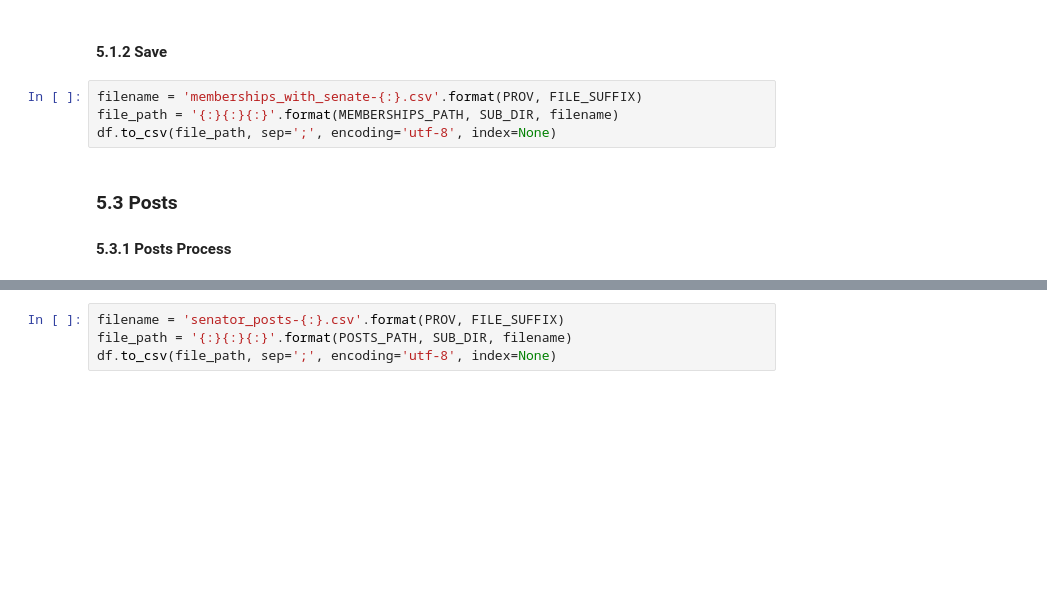
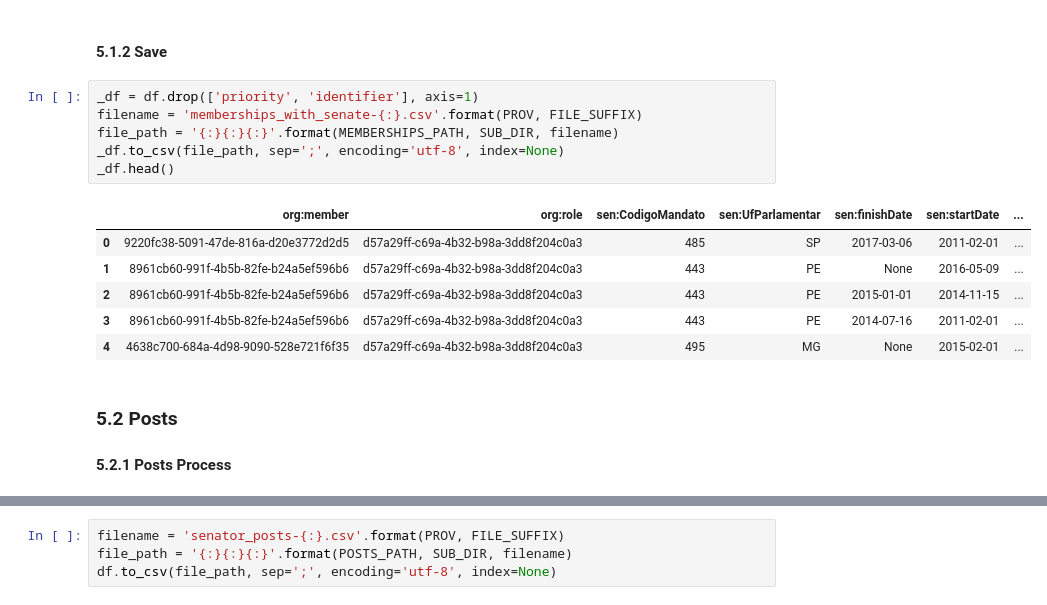
Before and after one commit to guilhermevarela/polare_scrapper, a Jupyter notebook: Senators.ipynb, the cells around one changed output, grey strips where cells are left out. Drawn from its saved outputs; the diff is of its cells as text; blank space fills up the shorter version.

```diff
--- a/Senators.ipynb
+++ b/Senators.ipynb
@@ -122,10 +145,19 @@ df.head()
 # %% [markdown]
  #### 5.1.2 Save
 # %%
+_df = df.drop(['priority', 'identifier'], axis=1)
 filename = 'memberships_with_senate-{:}.csv'.format(PROV, FILE_SUFFIX)
 file_path = '{:}{:}{:}'.format(MEMBERSHIPS_PATH, SUB_DIR, filename)
-df.to_csv(file_path, sep=';', encoding='utf-8', index=None)
+_df.to_csv(file_path, sep=';', encoding='utf-8', index=None)
+_df.head()
+# %% [output]
+|  | org:member | org:role | sen:CodigoMandato | sen:UfParlamentar | sen:finishDate | sen:startDate | ... |
+| 0 | 9220fc38-5091-47de-816a-d20e3772d2d5 | d57a29ff-c69a-4b32-b98a-3dd8f204c0a3 | 485 | SP | 2017-03-06 | 2011-02-01 | ... |
+| 1 | 8961cb60-991f-4b5b-82fe-b24a5ef596b6 | d57a29ff-c69a-4b32-b98a-3dd8f204c0a3 | 443 | PE | None | 2016-05-09 | ... |
+| 2 | 8961cb60-991f-4b5b-82fe-b24a5ef596b6 | d57a29ff-c69a-4b32-b98a-3dd8f204c0a3 | 443 | PE | 2015-01-01 | 2014-11-15 | ... |
+| 3 | 8961cb60-991f-4b5b-82fe-b24a5ef596b6 | d57a29ff-c69a-4b32-b98a-3dd8f204c0a3 | 443 | PE | 2014-07-16 | 2011-02-01 | ... |
+| 4 | 4638c700-684a-4d98-9090-528e721f6f35 | d57a29ff-c69a-4b32-b98a-3dd8f204c0a3 | 495 | MG | None | 2015-02-01 | ... |
 # %% [markdown]
-### 5.3 Posts
+### 5.2 Posts
 
-#### 5.3.1 Posts Process
+#### 5.2.1 Posts Process
```
Also changed, not shown: parts of 12 cells of this notebook, 9 other files.
